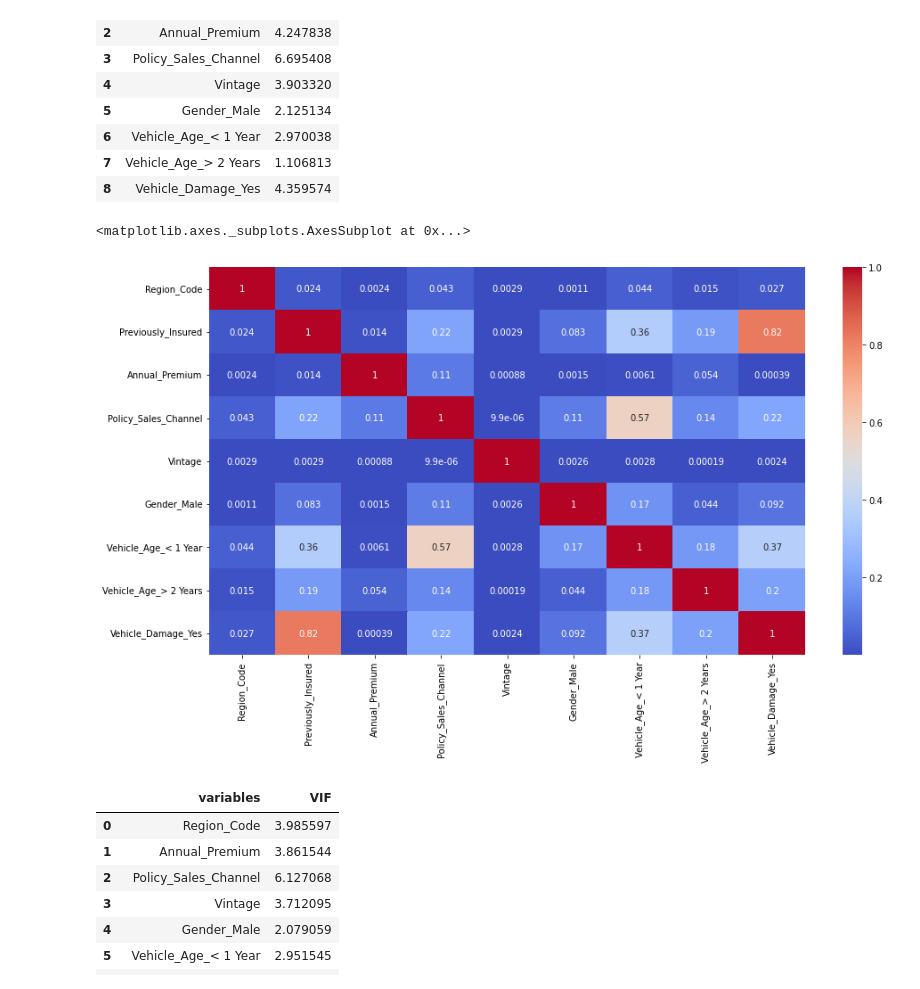
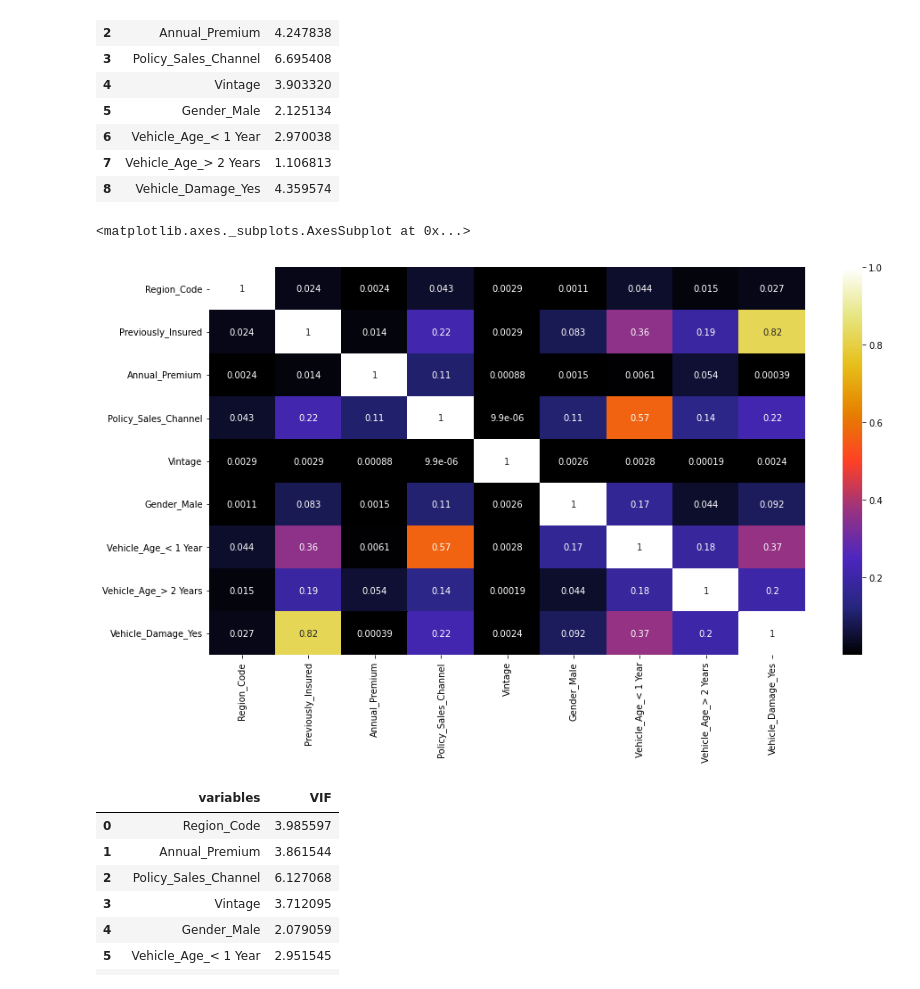
Before and after one commit to pi-mishra/HEALTH-INSURANCE-CROSS-SELL-PREDICTION, a Jupyter notebook: HEALTH_INSURANCE_CROSS_SELL_PREDICTION_(piyush).ipynb, the cells around one changed output. Saved outputs shown, nothing was run; the diff lists cells and outputs as text; code cells hidden in the pictures.

```diff
--- a/HEALTH_INSURANCE_CROSS_SELL_PREDICTION_(piyush).ipynb
+++ b/HEALTH_INSURANCE_CROSS_SELL_PREDICTION_(piyush).ipynb
@@ -470,10 +470,10 @@ calc_vif(features3)
 # %%
 plt.figure(figsize=(15,8))
 correlation = features3.corr()
-sns.heatmap(abs(correlation), annot=True, cmap='coolwarm')
+sns.heatmap(abs(correlation), annot=True, cmap='CMRmap')
 # %% [output]
 <matplotlib.axes._subplots.AxesSubplot at 0x...>
-[figure, old version]
+[figure, new version]
 # %%
 features4 = new_df.drop(['Response','Age','Driving_License','Previously_Insured'],axis=1)
 calc_vif(features4)
```
Also changed, not shown: parts of 36 cells of this notebook.
